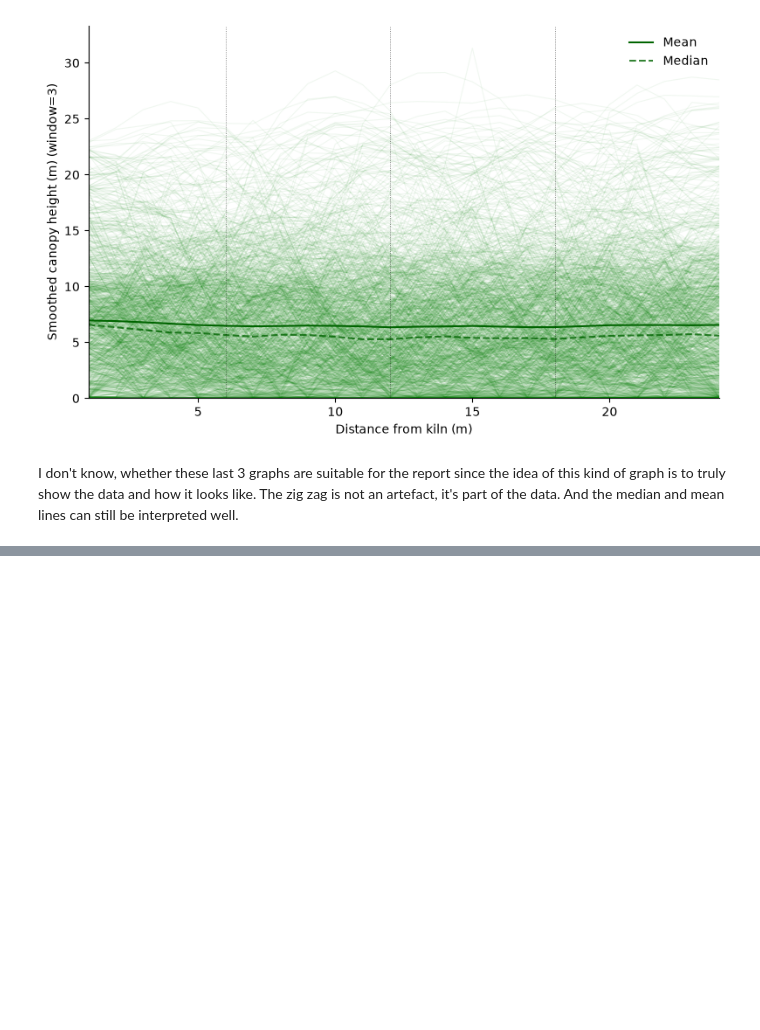
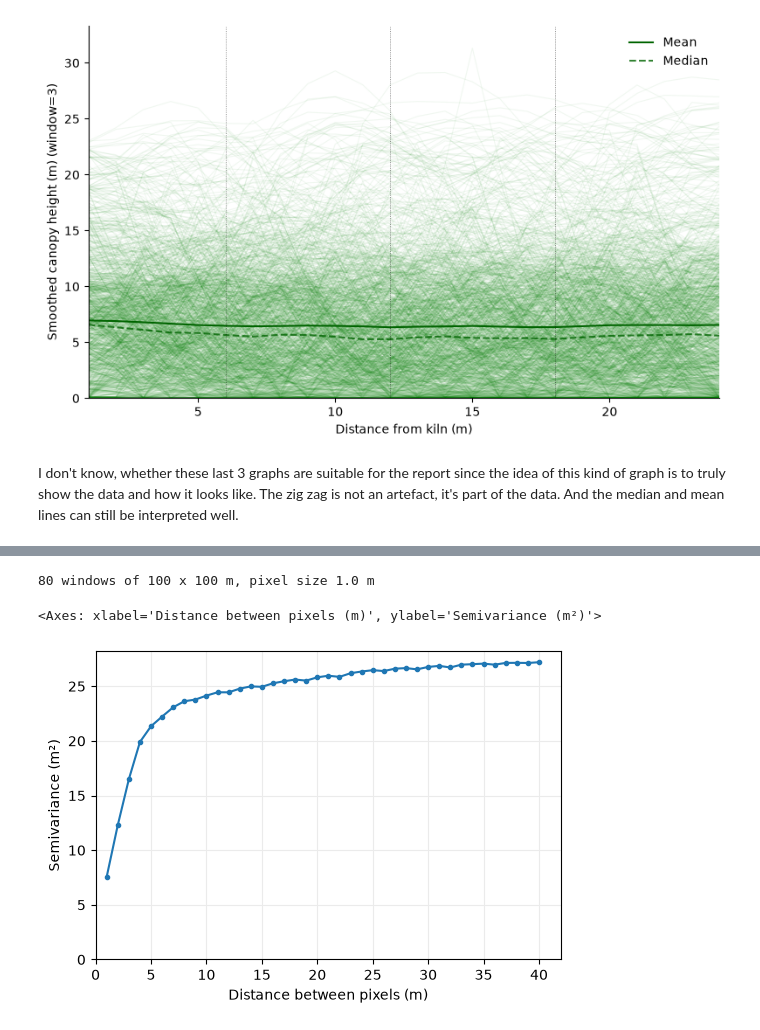
Before and after one commit to fabianott/GEO-715-Project, a Jupyter notebook: new testfolder/experimentation.ipynb, the cells around one changed output, grey strips where cells are left out. Saved outputs shown, nothing was run; the diff lists cells and outputs as text; code cells hidden in the pictures; blank space fills up the shorter version.

```diff
--- a/new testfolder/experimentation.ipynb
+++ b/new testfolder/experimentation.ipynb
@@ -126,0 +210,7 @@ I don't know, whether these last 3 graphs are suitable for the report since the
+# %%
+sv = kiln_semivariogram({"tif": "merged_dem.tif", "detrend":True})
+plot_semivariogram(sv)
+# %% [output]
+80 windows of 100 x 100 m, pixel size 1.0 m
+<Axes: xlabel='Distance between pixels (m)', ylabel='Semivariance (m²)'>
+[figure, added]
```
Also changed, not shown: parts of 9 cells of this notebook, 31 other files.
